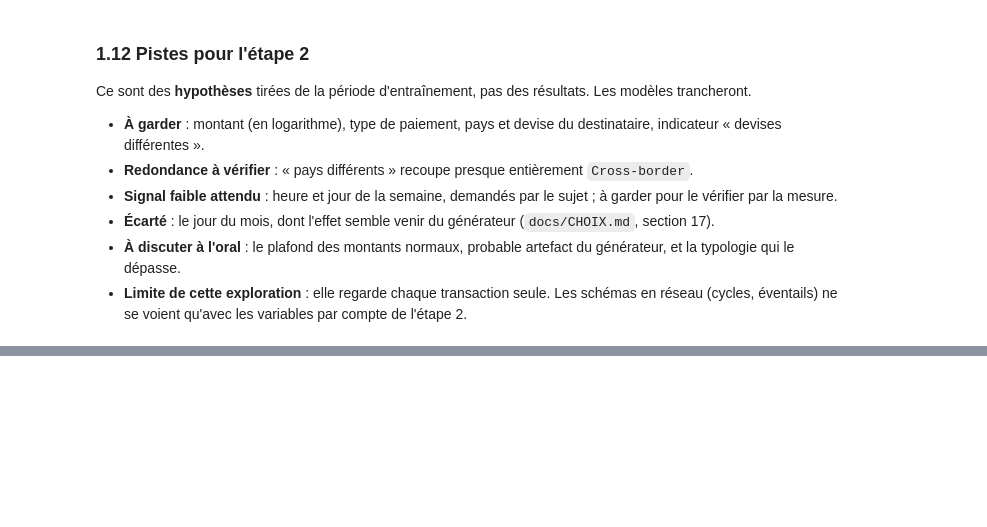
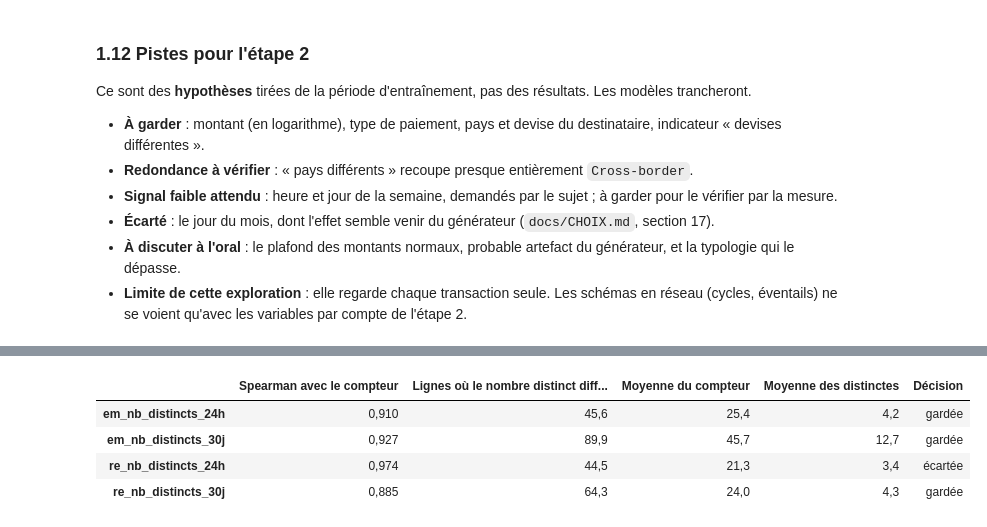
Before and after one commit to aljene307/aml-detection-xai, a Jupyter notebook: notebooks/projet_aml.ipynb, the cells around one changed output, grey strips where cells are left out. Cells and saved outputs as stored; diff of their text form; code cells hidden in the pictures; blank space fills up the shorter version.

```diff
--- a/notebooks/projet_aml.ipynb
+++ b/notebooks/projet_aml.ipynb
@@ -487,0 +626,19 @@ trancheront.
+# %%
+contreparties = lire("contreparties.json")
+retenues = set(history_columns())
+display(pd.DataFrame({
+    nom: {
+        "Spearman avec le compteur": fr(v["spearman_avec_compteur"], 3),
+        "Lignes où le nombre distinct diffère (%)": fr(v["lignes_ou_distinct_differe_pct"], 1),
+        "Moyenne du compteur": fr(v["moyenne_compteur"], 1),
+        "Moyenne des distinctes": fr(v["moyenne_distincts"], 1),
+        "Décision": "gardée" if nom in retenues else "écartée",
+    }
+    for nom, v in contreparties["variables"].items()
+}).T)
+# %% [output]
+|  | Spearman avec le compteur | Lignes où le nombre distinct diff... | Moyenne du compteur | Moyenne des distinctes | Décision |
+| em_nb_distincts_24h | 0,910 | 45,6 | 25,4 | 4,2 | gardée |
+| em_nb_distincts_30j | 0,927 | 89,9 | 45,7 | 12,7 | gardée |
+| re_nb_distincts_24h | 0,974 | 44,5 | 21,3 | 3,4 | écartée |
+| re_nb_distincts_30j | 0,885 | 64,3 | 24,0 | 4,3 | gardée |
```
Also changed, not shown: parts of 17 cells of this notebook, 1 other file.
